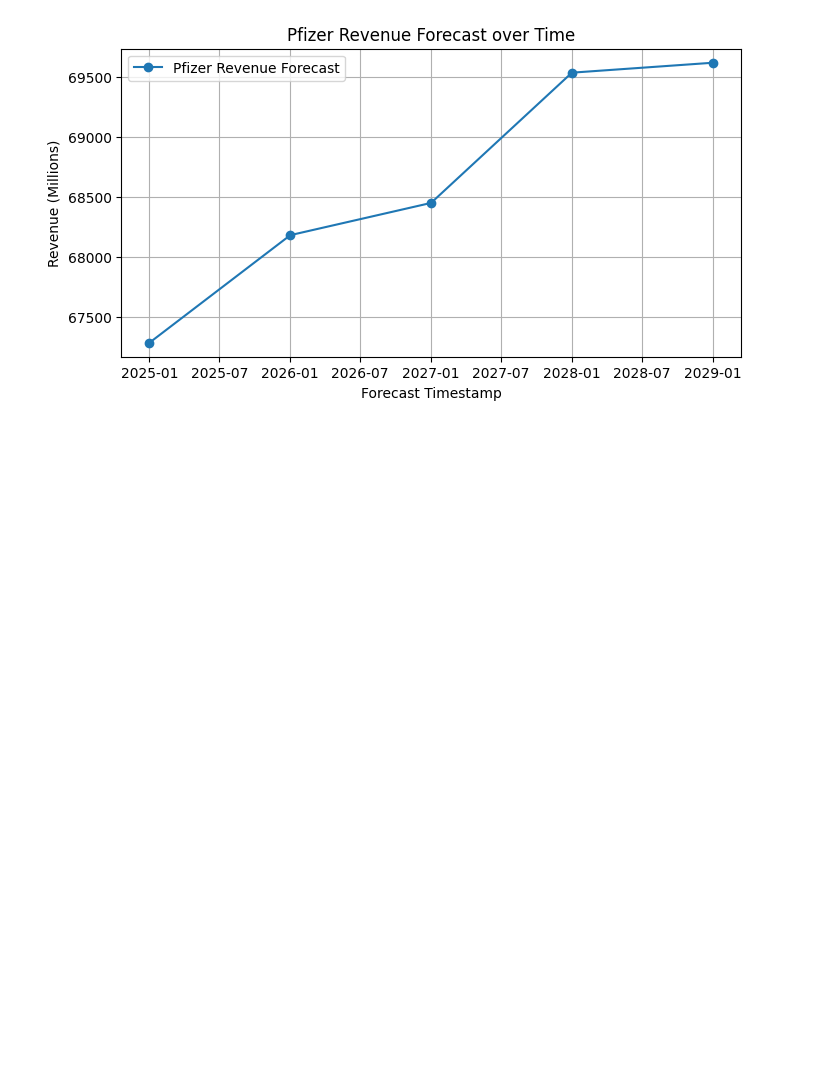
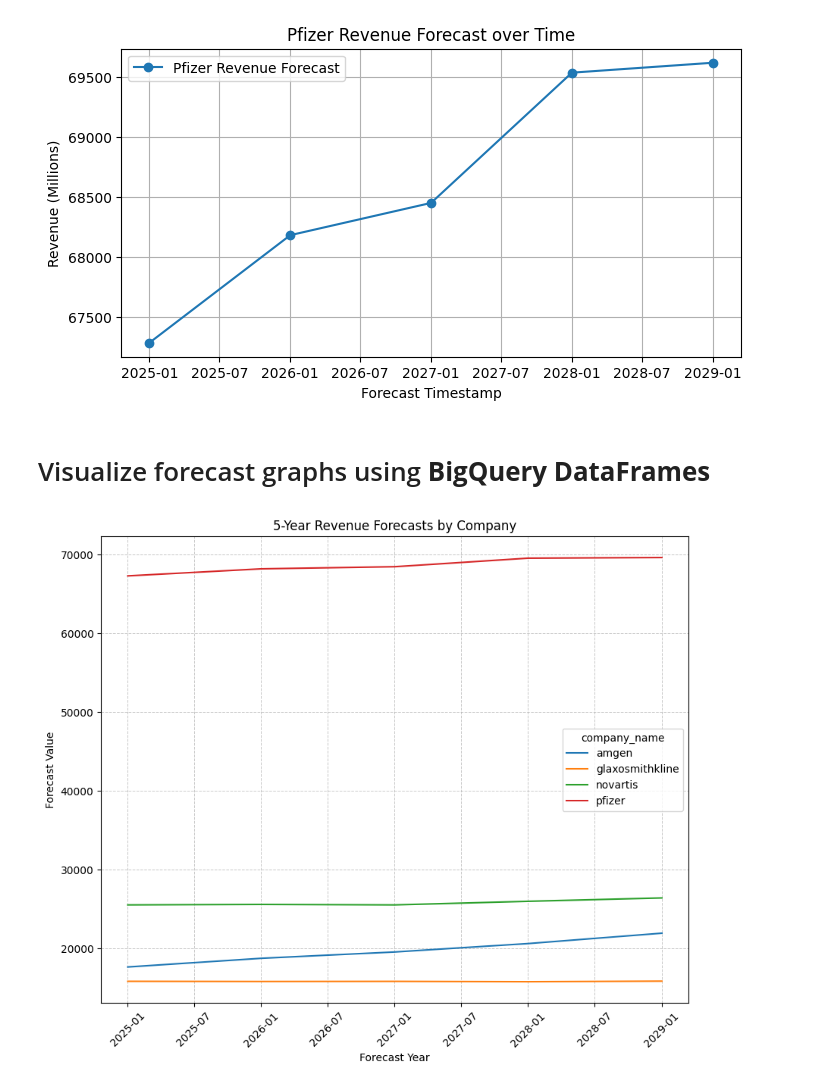
Before and after one commit to intellitrend-global/google_hackathon_bq_ai, a Jupyter notebook: process_reports.ipynb, the cells around one changed output. Cells and saved outputs as stored; diff of their text form; code cells hidden in the pictures; blank space fills up the shorter version.

```diff
--- a/process_reports.ipynb
+++ b/process_reports.ipynb
@@ -1041,3 +1041,45 @@ A value is trying to be set on a copy of a slice from a DataFrame
 See the caveats in the documentation: https://pandas.pydata.org/pandas-docs/stable/user_guide/indexing.html#returning-a-view-versus-a-copy
   pfizer_forecast_df.sort_values(by='forecast_timestamp', inplace=True)
 [figure]
+# %% [markdown]
+# Visualize forecast graphs using **BigQuery DataFrames**
+# %%
+# Read your forecast table
+forecast_bf_query = f"""
+SELECT *
+FROM `{QUALIFIED_FORECAST_TABLE_ID}`
+"""
+forecast_df = bpd.read_gbq(forecast_bf_query)
+
+# Group by company and timestamp, take mean (if multiple values exist per date)
+company_forecasts = (
+    forecast_df[["company_name", "forecast_timestamp", "forecast_value"]]
+    .groupby(["company_name", "forecast_timestamp"])
+    .mean()
+    .reset_index()
+)
+
+# Pivot for plotting
+pivot_df = company_forecasts.pivot(
+    index="forecast_timestamp",
+    columns="company_name",
+    values="forecast_value"
+)
+
+# Create larger figure
+ax = pivot_df.plot.line(
+    title="5-Year Revenue Forecasts by Company",
+    figsize=(10, 8)   # wider (10), taller (8)
+)
+
+# Add grid lines
+ax.grid(True, which="both", linestyle="--", linewidth=0.7, alpha=0.7)
+
+# Make labels more readable
+plt.xlabel("Forecast Year")
+plt.ylabel("Forecast Value")
+plt.xticks(rotation=45)
+
+plt.show()
+# %% [output]
+[figure, added]
```
